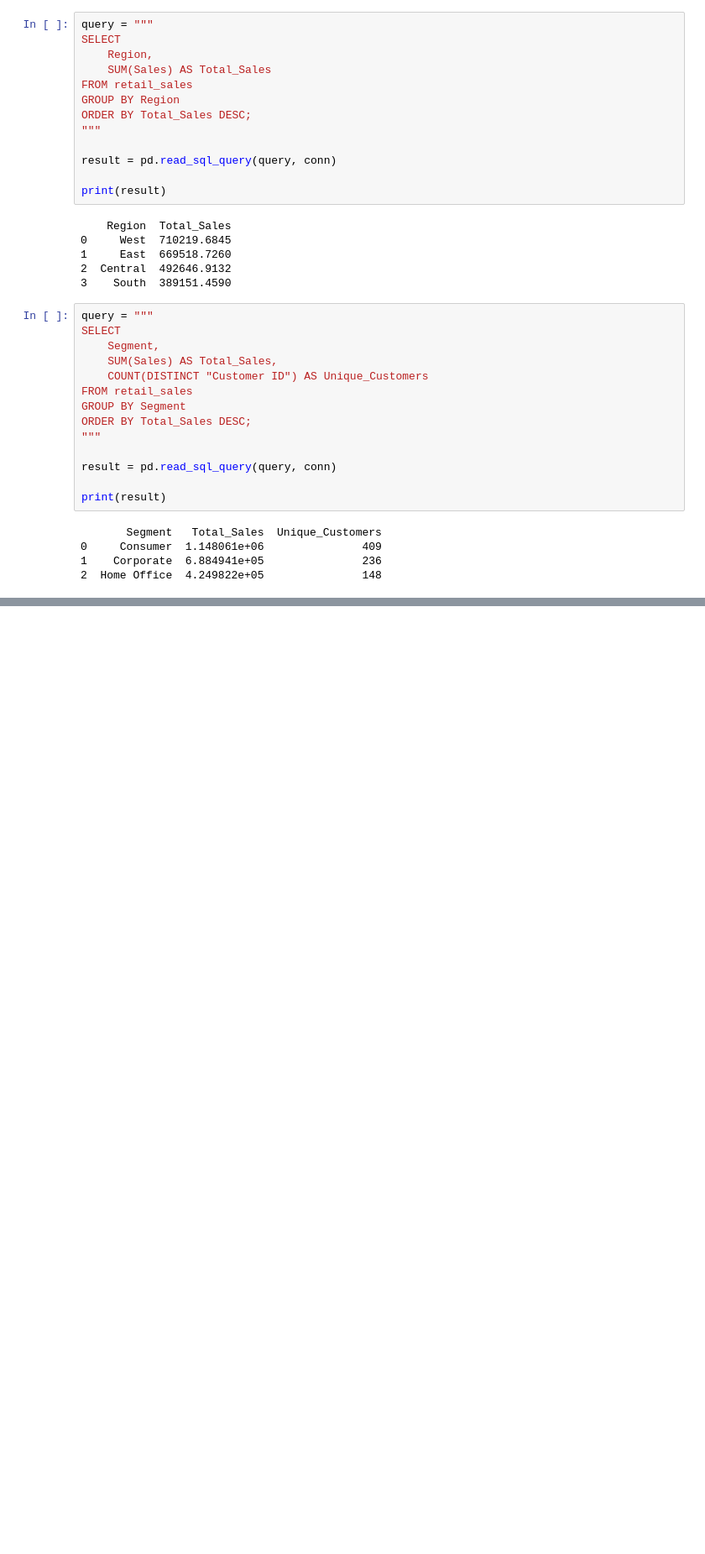
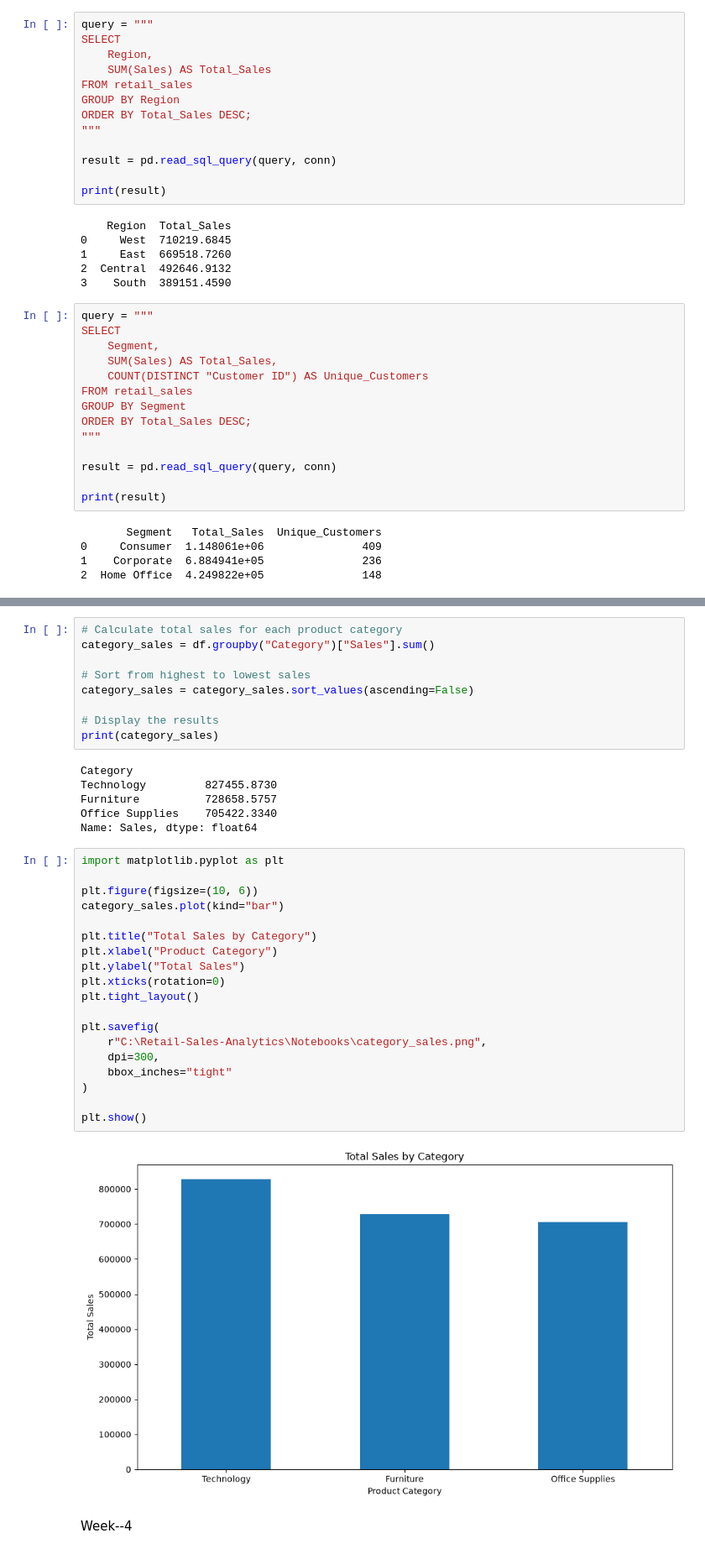
Before and after one commit to shaik-sameera/Retail-Sales-Analytics, a Jupyter notebook: Notebooks/Code.ipynb, the cells around one changed output, grey strips where cells are left out. Shown at 84% size. Cells and saved outputs as stored; diff of their text form; blank space fills up the shorter version.

Commit message:
Complete Week 4 SQL analysis

```diff
--- a/Notebooks/Code.ipynb
+++ b/Notebooks/Code.ipynb
@@ -1028,0 +1052,38 @@ print(result)
+# %%
+# Calculate total sales for each product category
+category_sales = df.groupby("Category")["Sales"].sum()
+
+# Sort from highest to lowest sales
+category_sales = category_sales.sort_values(ascending=False)
+
+# Display the results
+print(category_sales)
+# %% [output]
+Category
+Technology         827455.8730
+Furniture          728658.5757
+Office Supplies    705422.3340
+Name: Sales, dtype: float64
+# %%
+import matplotlib.pyplot as plt
+
+plt.figure(figsize=(10, 6))
+category_sales.plot(kind="bar")
+
+plt.title("Total Sales by Category")
+plt.xlabel("Product Category")
+plt.ylabel("Total Sales")
+plt.xticks(rotation=0)
+plt.tight_layout()
+
+plt.savefig(
+    r"C:\Retail-Sales-Analytics\Notebooks\category_sales.png",
+    dpi=300,
+    bbox_inches="tight"
+)
+
+plt.show()
+# %% [output]
+[figure, added]
+# %% [markdown]
+Week--4
```
Also changed, not shown: parts of 43 cells of this notebook, 23 other files.
